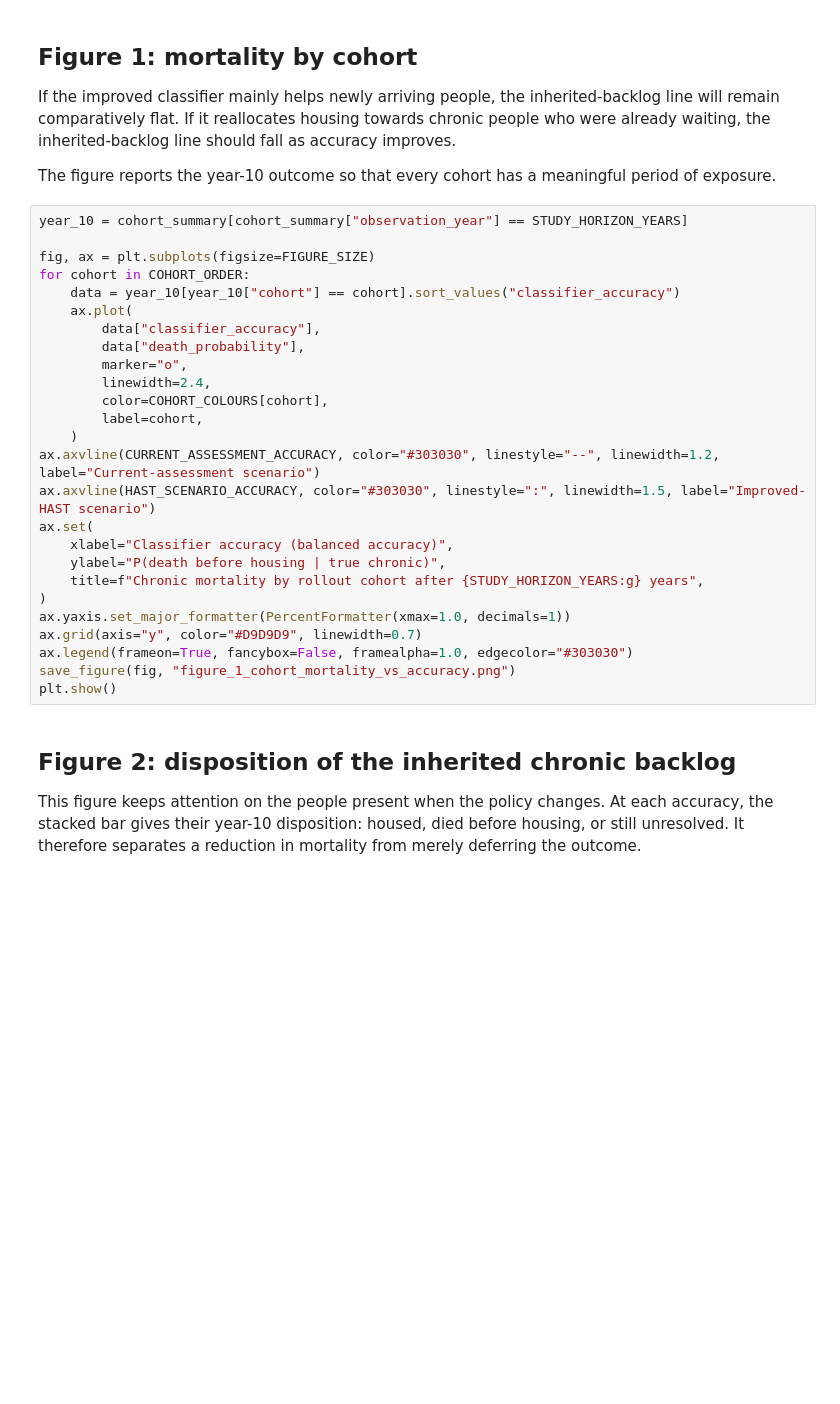
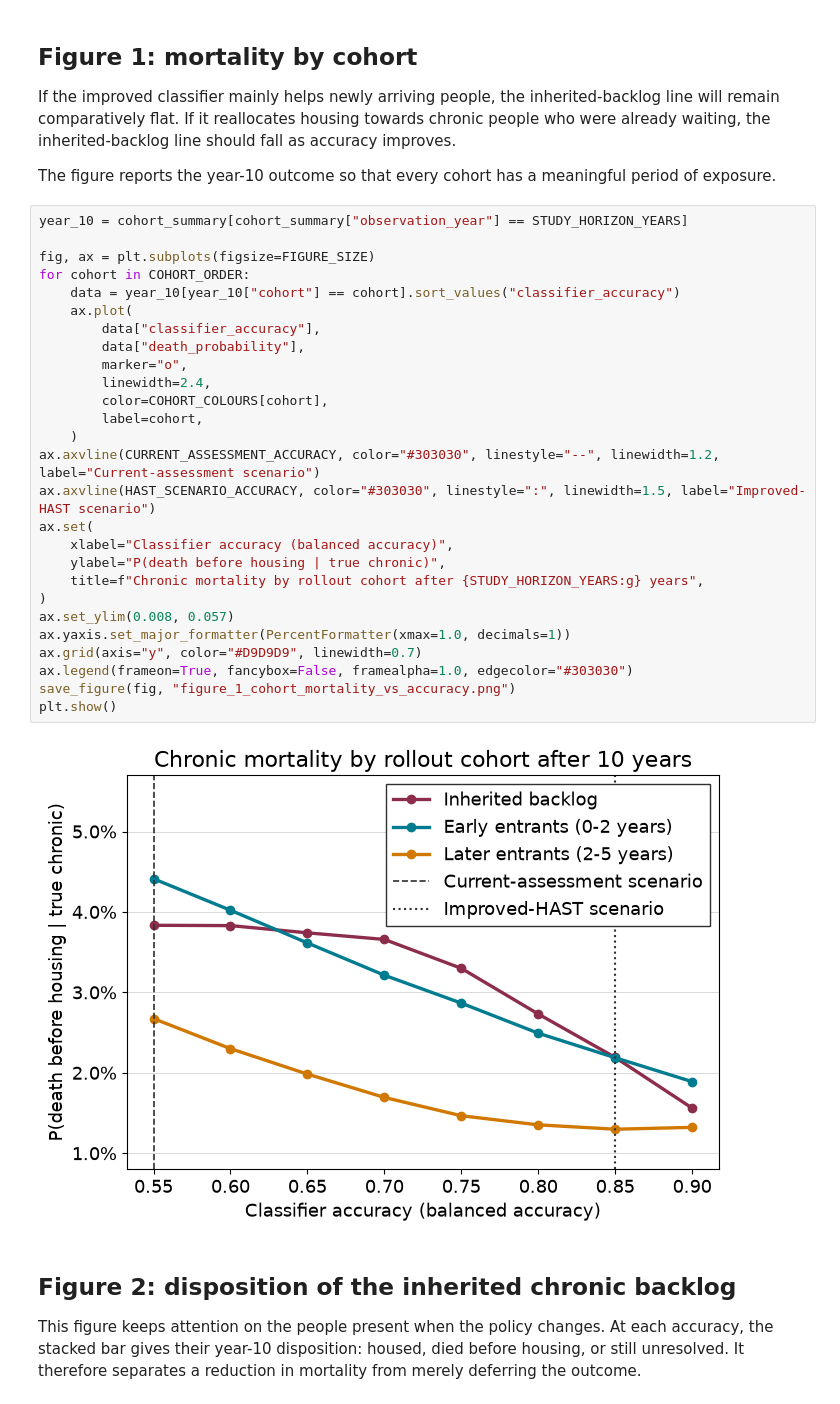
Before and after one commit to steelejoe99/queue_sims_heterogenous, a Jupyter notebook: 04_homeless_studies/05_hast_rollout_cohort_effects.ipynb, the cells around one changed output. Saved outputs shown, nothing was run; the diff lists cells and outputs as text; blank space fills up the shorter version.

Commit message:
figures

```diff
--- a/04_homeless_studies/05_hast_rollout_cohort_effects.ipynb
+++ b/04_homeless_studies/05_hast_rollout_cohort_effects.ipynb
@@ -363,29 +382,32 @@ The figure reports the year-10 outcome so that every cohort has a meaningful per
 # %%
 year_10 = cohort_summary[cohort_summary["observation_year"] == STUDY_HORIZON_YEARS]
 
 fig, ax = plt.subplots(figsize=FIGURE_SIZE)
 for cohort in COHORT_ORDER:
     data = year_10[year_10["cohort"] == cohort].sort_values("classifier_accuracy")
     ax.plot(
         data["classifier_accuracy"],
         data["death_probability"],
         marker="o",
         linewidth=2.4,
         color=COHORT_COLOURS[cohort],
         label=cohort,
     )
 ax.axvline(CURRENT_ASSESSMENT_ACCURACY, color="#303030", linestyle="--", linewidth=1.2, label="Current-assessment scenario")
 ax.axvline(HAST_SCENARIO_ACCURACY, color="#303030", linestyle=":", linewidth=1.5, label="Improved-HAST scenario")
 ax.set(
     xlabel="Classifier accuracy (balanced accuracy)",
     ylabel="P(death before housing | true chronic)",
     title=f"Chronic mortality by rollout cohort after {STUDY_HORIZON_YEARS:g} years",
 )
+ax.set_ylim(0.008, 0.057)
 ax.yaxis.set_major_formatter(PercentFormatter(xmax=1.0, decimals=1))
 ax.grid(axis="y", color="#D9D9D9", linewidth=0.7)
 ax.legend(frameon=True, fancybox=False, framealpha=1.0, edgecolor="#303030")
 save_figure(fig, "figure_1_cohort_mortality_vs_accuracy.png")
 plt.show()
+# %% [output]
+[figure, added]
 # %% [markdown]
 ## Figure 2: disposition of the inherited chronic backlog
 
```
Also changed, not shown: parts of 6 cells of this notebook, 3 other files.
